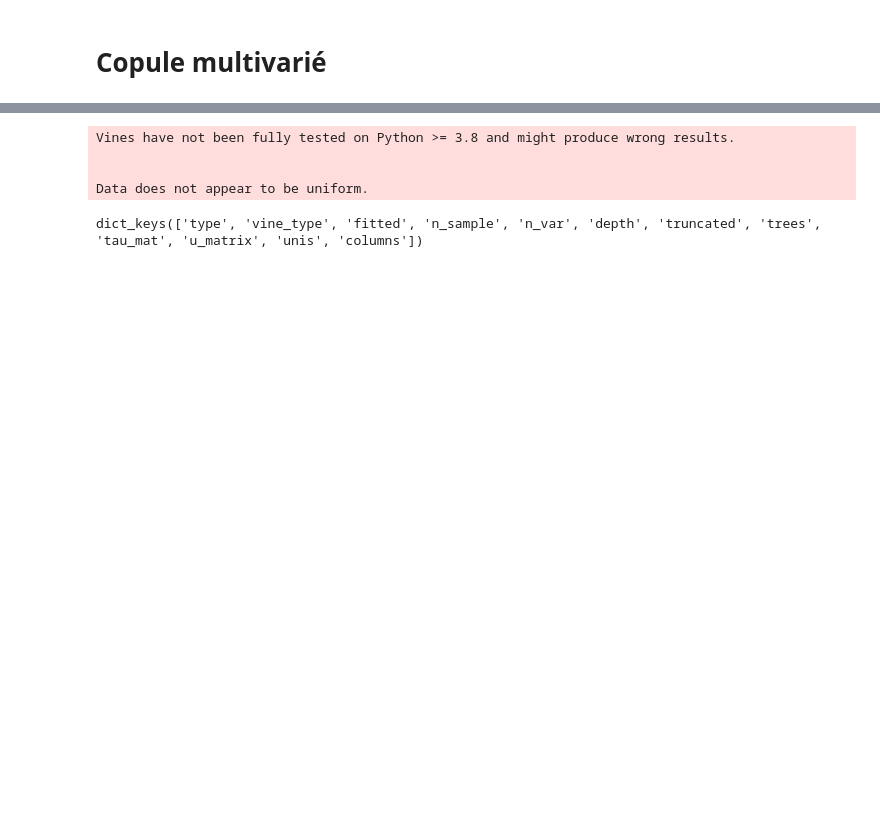
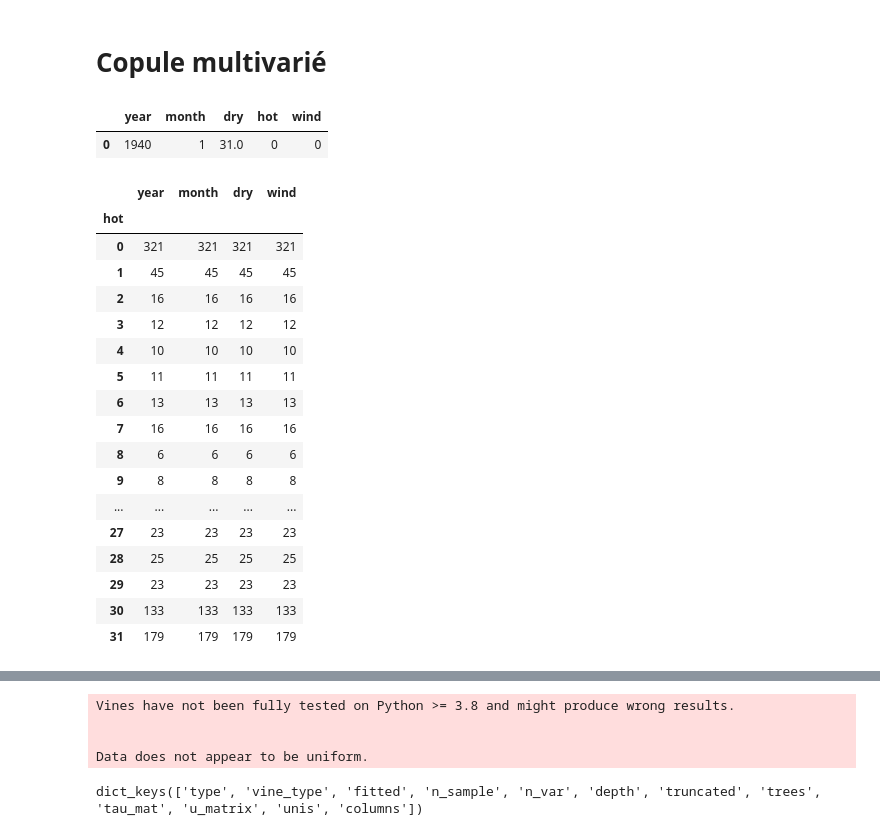
Before and after one commit to lucasvazelle/compound_climate_extremes_copula, a Jupyter notebook: notbook.ipynb, the cells around one changed output, grey strips where cells are left out. Cells and saved outputs as stored; diff of their text form; code cells hidden in the pictures; blank space fills up the shorter version.

```diff
--- a/notbook.ipynb
+++ b/notbook.ipynb
@@ -96,3 +217,29 @@ df = df[['year', 'dry', 'hot', 'wind']]
+# %%
+df.head(1)
+# %% [output]
+|  | year | month | dry | hot | wind |
+| 0 | 1940 | 1 | 31.0 | 0 | 0 |
+# %%
+df.groupby("hot").count()
+# %% [output]
+|  | year | month | dry | wind |
+| hot |  |  |  |  |
+| 0 | 321 | 321 | 321 | 321 |
+| 1 | 45 | 45 | 45 | 45 |
+| 2 | 16 | 16 | 16 | 16 |
+| 3 | 12 | 12 | 12 | 12 |
+| 4 | 10 | 10 | 10 | 10 |
+| 5 | 11 | 11 | 11 | 11 |
+| 6 | 13 | 13 | 13 | 13 |
+| 7 | 16 | 16 | 16 | 16 |
+| 8 | 6 | 6 | 6 | 6 |
+| 9 | 8 | 8 | 8 | 8 |
+| ... | ... | ... | ... | ... |
+| 27 | 23 | 23 | 23 | 23 |
+| 28 | 25 | 25 | 25 | 25 |
+| 29 | 23 | 23 | 23 | 23 |
+| 30 | 133 | 133 | 133 | 133 |
+| 31 | 179 | 179 | 179 | 179 |
 # %%
 def uniformize_data(df, columns):
     """
```
Also changed, not shown: parts of 13 cells of this notebook.
